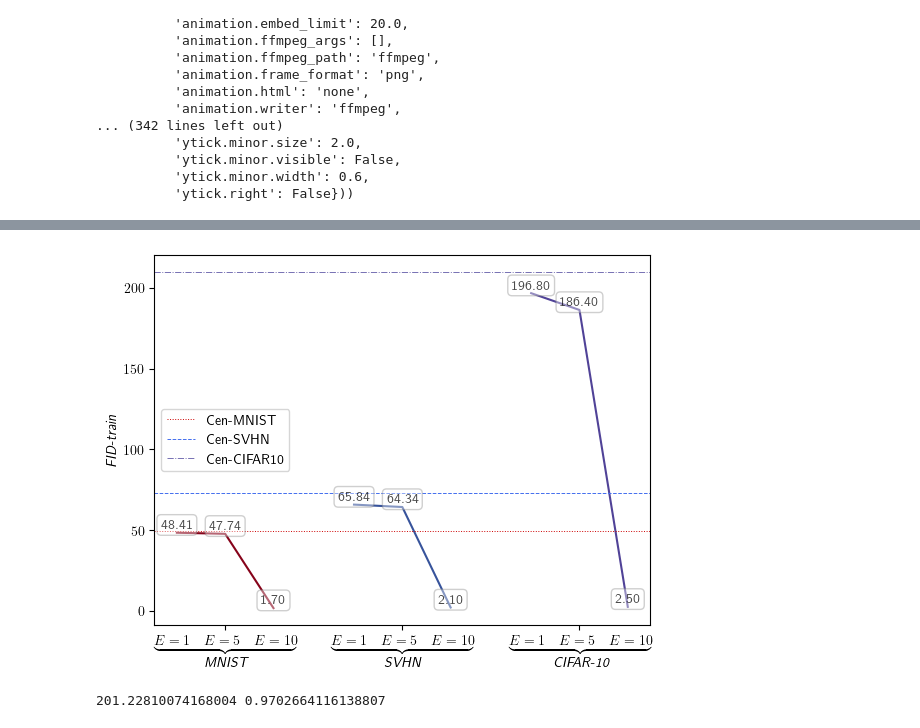
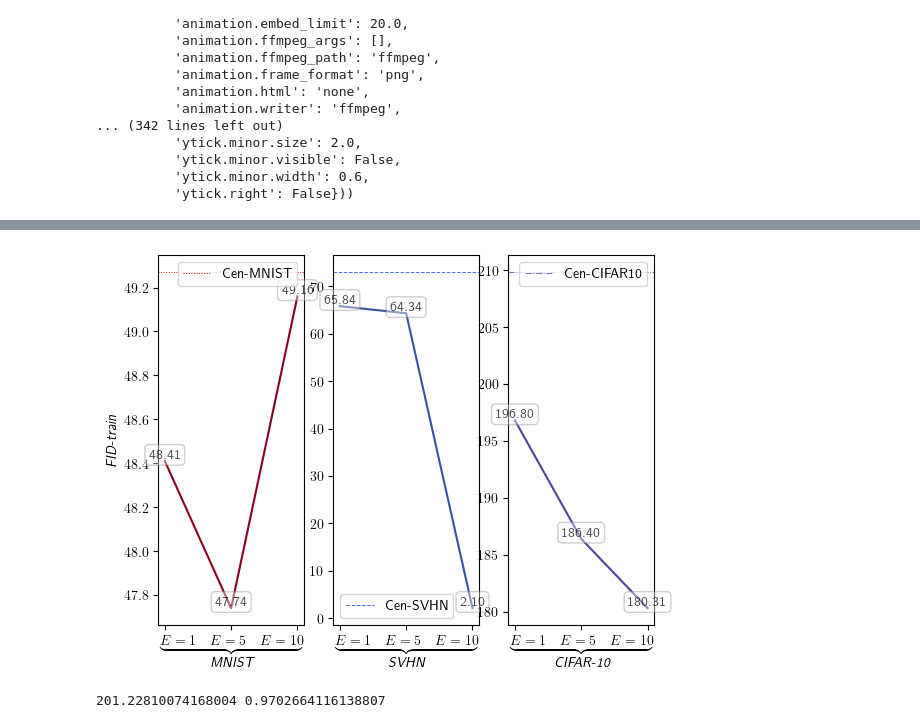
Before and after one commit to JevenM/fedatt-main, a Jupyter notebook: src/test.ipynb, the cells around one changed output, grey strips where cells are left out. Saved outputs shown, nothing was run; the diff lists cells and outputs as text; code cells hidden in the pictures.

```diff
--- a/src/test.ipynb
+++ b/src/test.ipynb
@@ -123,8 +123,8 @@ std1 = [0.99, 0.64, 0.59]
 values2 = [1.61, 1.74, 2.17]
 std2 = [0.61, 0.86, 0.79]
 # E=10
-values3 = [1.7, 2.1, 2.5]
-std3 = [0, 0, 0]
+values3 = [1.76, 2.1, 2.44]
+std3 = [0.85, 0, 1.08]
 
 # 绘制条形图
 fig, ax = plt.subplots()
@@ -210,7 +210,7 @@ values1 = [47.82, 76.50, 189.02]
 # E=5
 values2 = [46.22, 68.67, 185.34]
 # E=10
-values3 = [1.7, 2.1, 2.5]
+values3 = [47.02, 2.1, 182.10]
 
 # 绘制条形图
 fig, ax = plt.subplots()
@@ -281,68 +281,83 @@ import numpy as np
 # 使用latex确保本机器已经安装latex，服务器没安装就跑不了
 plt.rc('text', usetex=True)
 
+bar_width = 0.3
+bar_positions = np.array([0, 0.8+bar_width, 1.6+bar_width*2])
+# bar_positions2 = bar_positions1+bar_width
+# bar_positions3 = bar_positions2+bar_width
+
 # 数据
 categories = [r'$\underbrace{E=1\quad E=5\quad E=10}_{\emph{MNIST}}$', \
               r'$\underbrace{E=1\quad E=5\quad E=10}_{\emph{SVHN}}$', \
               r'$\underbrace{E=1\quad E=5\quad E=10}_{\emph{CIFAR-10}}$']
-# E=1
-values1 = [48.41, 65.84, 196.80]
-# E=5
-values2 = [47.74, 64.34, 186.40]
-# E=10
-values3 = [1.7, 2.1, 2.5]
+
+# E=1 E=5 E=10
+values1 = [48.41, 47.74, 49.16] # MNIST
+values2 = [65.84, 64.34, 2.1] # SVHN
+values3 = [196.80, 186.40, 180.31] #CIFAR-10
+
 
 # 绘制条形图
-fig, ax = plt.subplots()
+# fig, ax = plt.subplots()
+plt.figure()
+fig, axs = plt.subplots(1, 3)
 
 colors = ['#86031A', '#37539B', '#504297']
 # 添加线段连接
 for i in range(len(categories)):
-    x_vals = [bar_positions1[i], bar_positions2[i], bar_positions3[i]]
-    y_vals = [values1[i], values2[i], values3[i]]
-    ax.plot(x_vals, y_vals, color=colors[i])
+    # x_vals = [bar_positions[0], bar_positions[1], bar_positions[2]]
+    # y_vals = [values1[i], values2[i], values3[i]]
+    y_vals = eval('values'+str(i+1))
+    axs[i].plot(bar_positions, y_vals, color=colors[i])
 
 hyper_params = ['E=1','E=5','E=10']
 
-for j in range(len(values1)):
-    x_val = bar_positions1[j] - bar_width /2
-    y_val = values1[j]
-    ax.text(x_val + bar_width / 2, y_val+1, f'{y_val:.2f}', ha='center', va='bottom', alpha=0.7, bbox=dict(facecolor='white', edgecolor='#888', boxstyle='round,pad=0.3', alpha=0.4))
+for i in range(len(values1)):
+    for j in range(len(categories)):
+        x_val = bar_positions[j] - bar_width /2
+        y_val = eval('values'+str(i+1))[j]
+        axs[i].text(x_val + bar_width / 2, y_val, f'{y_val:.2f}', ha='center', va='bottom', alpha=0.7, bbox=dict(facecolor='white', edgecolor='#888', boxstyle='round,pad=0.3', alpha=0.4))
 
-for j in range(len(values2)):
-    x_val = bar_positions2[j] - bar_width /2
-    y_val = values2[j]
-    ax.text(x_val + bar_width / 2, y_val+1, f'{y_val:.2f}', ha='center', va='bottom', alpha=0.7, bbox=dict(facecolor='white', edgecolor='#888', boxstyle='round,pad=0.3', alpha=0.4))
+# for j in range(len(values2)):
+#     x_val = bar_positions2[j] - bar_width /2
+#     y_val = values2[j]
+#     axs[j].text(x_val + bar_width / 2, y_val+1, f'{y_val:.2f}', ha='center', va='bottom', alpha=0.7, bbox=dict(facecolor='white', edgecolor='#888', boxstyle='round,pad=0.3', alpha=0.4))
 
-for j in range(len(values3)):
-    x_val = bar_positions3[j] - bar_width /2
-    y_val = values3[j]
-    ax.text(x_val + bar_width / 2, y_val+1, f'{y_val:.2f}', ha='center', va='bottom', alpha=0.7, bbox=dict(facecolor='white', edgecolor='#888', boxstyle='round,pad=0.3', alpha=0.4))
+# for j in range(len(values3)):
+#     x_val = bar_positions3[j] - bar_width /2
+#     y_val = values3[j]
+#     axs[j].text(x_val + bar_width / 2, y_val+1, f'{y_val:.2f}', ha='center', va='bottom', alpha=0.7, bbox=dict(facecolor='white', edgecolor='#888', boxstyle='round,pad=0.3', alpha=0.4))
 
 # 添加虚线
 # mnist
 dash_line_pos1 = 49.27
-ax.axhline(y=dash_line_pos1, color='#CD0000', linestyle=':', label='Cen-MNIST', linewidth=0.7)
+axs[0].axhline(y=dash_line_pos1, color='#CD0000', linestyle=':', label='Cen-MNIST', linewidth=0.7)
 # svhn
 dash_line_pos2 = 73.02
-ax.axhline(y=dash_line_pos2, color='#436EEE', linestyle='--', label='Cen-SVHN', linewidth=0.7)
+axs[1].axhline(y=dash_line_pos2, color='#436EEE', linestyle='--', label='Cen-SVHN', linewidth=0.7)
 # cifar10
 dash_line_pos3 = 209.83
-ax.axhline(y=dash_line_pos3, color='#7670B3', linestyle='-.', label='Cen-CIFAR10', linewidth=0.7)
+axs[2].axhline(y=dash_line_pos3, color='#7670B3', linestyle='-.', label='Cen-CIFAR10', linewidth=0.7)
 
 
 
 # 设置标签和标题
 # ax.set_xlabel('Dataset under different local epochs $E$')
-ax.set_ylabel(r'$\emph{FID-train}$')
+axs[0].set_ylabel(r'$\emph{FID-train}$')
 # ax.set_title('Bar Chart with Connected Lines')
 
 # 设置X轴刻度
-ax.set_xticks(bar_positions1 + bar_width)
-ax.set_xticklabels(categories)
+axs[0].set_xticks(bar_positions)
+axs[0].set_xticklabels(['',categories[0],''])
+axs[1].set_xticks(bar_positions)
+axs[1].set_xticklabels(['',categories[1],''])
+axs[2].set_xticks(bar_positions)
+axs[2].set_xticklabels(['',categories[2],''])
 
 # 显示图例
-ax.legend()
+axs[0].legend()
+axs[1].legend()
+axs[2].legend()
 # plt.tight_layout()
 plt.savefig("FID_train_dataset.pdf", dpi=300, bbox_inches='tight')
 # 显示图形
@@ -351,4 +367,4 @@ plt.show()
-[figure, old version]
+[figure, new version]
 # %%
 import numpy as np
 a = [199.33327361201765, 201.28162941445575, 200.74521387431412, 201.97685965588616, 202.79023285795773, 199.9724550944092, 201.14330904323572, 201.2841483165185, 202.15791307302501, 201.59597247498053]
```
Also changed, not shown: parts of 3 cells of this notebook, 3 other files.
